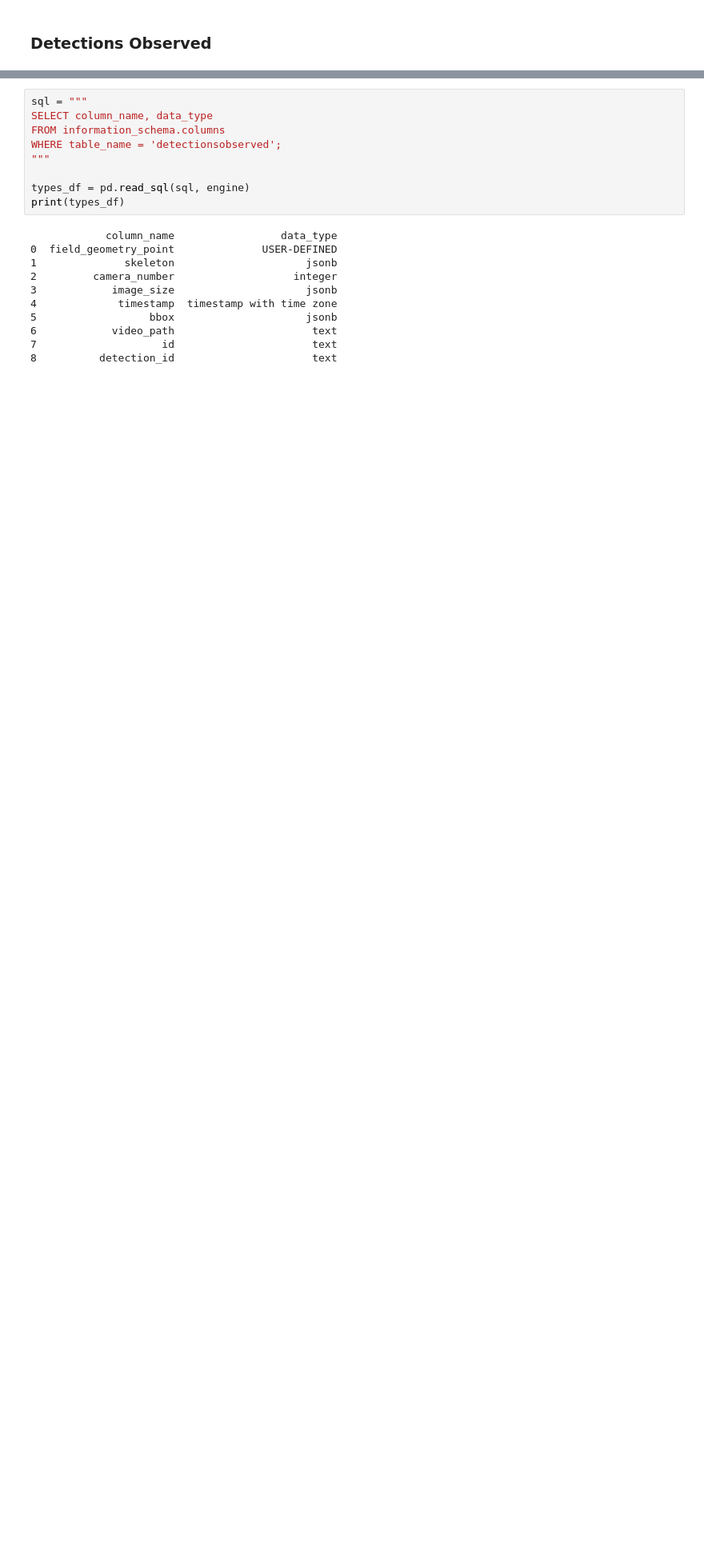
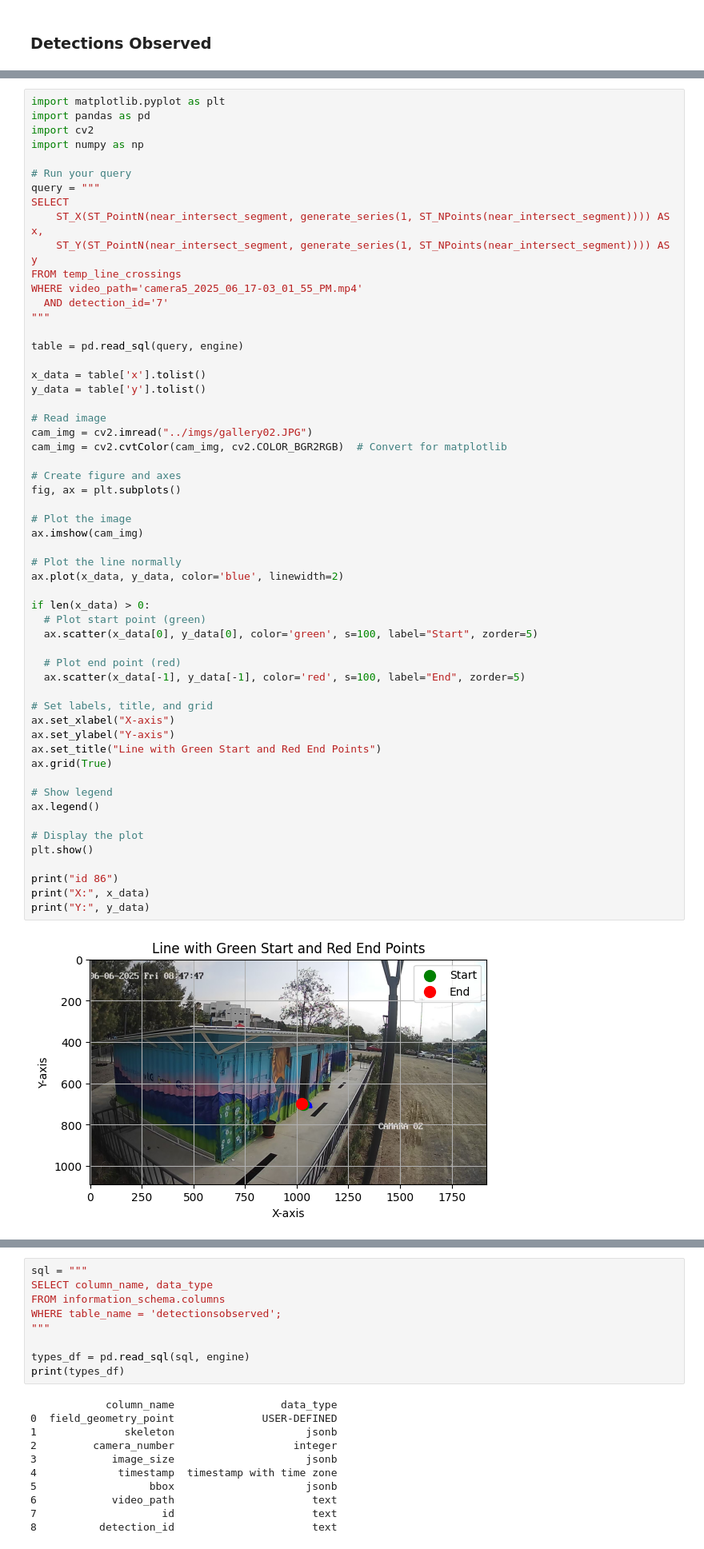
Before and after one commit to CentroFuturoCiudades/pinos-analytics-cv, a Jupyter notebook: src/test_broker.ipynb, the cells around one changed output, grey strips where cells are left out. Shown at 80% size. Cells and saved outputs as stored; diff of their text form; blank space fills up the shorter version.

```diff
--- a/src/test_broker.ipynb
+++ b/src/test_broker.ipynb
@@ -500,0 +423,58 @@ All video entities: 356
+# %%
+import matplotlib.pyplot as plt
+import pandas as pd
+import cv2
+import numpy as np
+
+# Run your query
+query = """
+SELECT
+    ST_X(ST_PointN(near_intersect_segment, generate_series(1, ST_NPoints(near_intersect_segment)))) AS x,
+    ST_Y(ST_PointN(near_intersect_segment, generate_series(1, ST_NPoints(near_intersect_segment)))) AS y
+FROM temp_line_crossings
+WHERE video_path='camera5_2025_06_17-03_01_55_PM.mp4'
+  AND detection_id='7'
+"""
+
+table = pd.read_sql(query, engine)
+
+x_data = table['x'].tolist()
+y_data = table['y'].tolist()
+
+# Read image
+cam_img = cv2.imread("../imgs/gallery02.JPG")
+cam_img = cv2.cvtColor(cam_img, cv2.COLOR_BGR2RGB)  # Convert for matplotlib
+
+# Create figure and axes
+fig, ax = plt.subplots()
+
+# Plot the image
+ax.imshow(cam_img)
+
+# Plot the line normally
+ax.plot(x_data, y_data, color='blue', linewidth=2)
+
+if len(x_data) > 0:
+  # Plot start point (green)
+  ax.scatter(x_data[0], y_data[0], color='green', s=100, label="Start", zorder=5)
+
+  # Plot end point (red)
+  ax.scatter(x_data[-1], y_data[-1], color='red', s=100, label="End", zorder=5)
+
+# Set labels, title, and grid
+ax.set_xlabel("X-axis")
+ax.set_ylabel("Y-axis")
+ax.set_title("Line with Green Start and Red End Points")
+ax.grid(True)
+
+# Show legend
+ax.legend()
+
+# Display the plot
+plt.show()
+
+print("id 86")
+print("X:", x_data)
+print("Y:", y_data)
+# %% [output]
+[figure, added]
```
Also changed, not shown: parts of 19 cells of this notebook, 9 other files.
